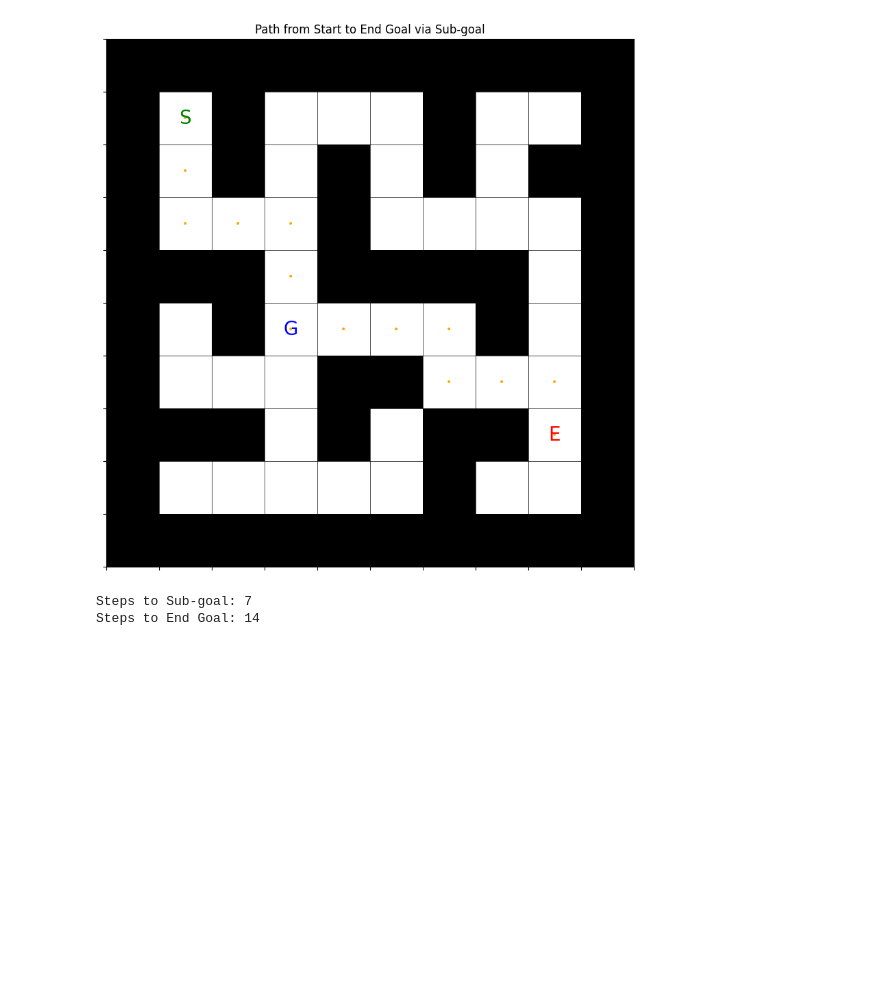
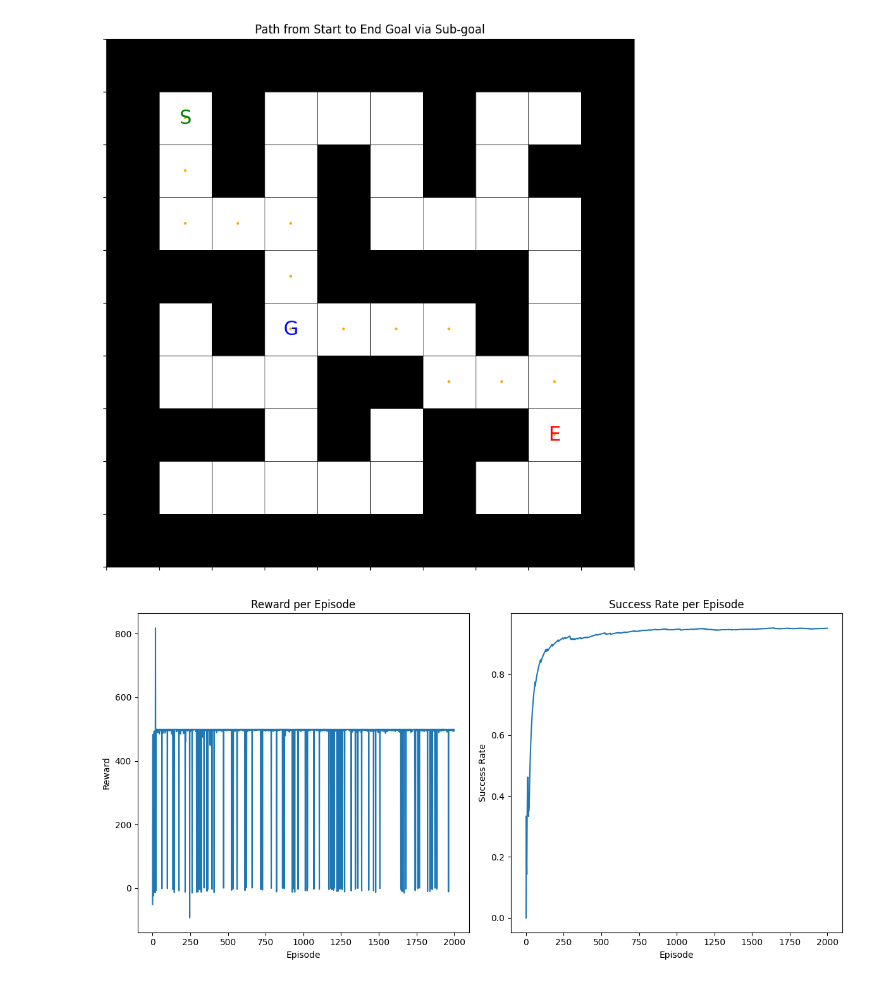
Before and after one commit to tuanady/Maze-Solving-Problem-With-Reinforcement-Learning, a Jupyter notebook: RL_Maze_Q.ipynb, the cells around one changed output. Saved outputs shown, nothing was run; the diff lists cells and outputs as text; code cells hidden in the pictures; blank space fills up the shorter version.

```diff
--- a/RL_Maze_Q.ipynb
+++ b/RL_Maze_Q.ipynb
@@ -26,7 +26,6 @@ end_goal_position = (7, 8)    # E (Red)
 # Define actions the agent can take: Up, Down, Left, Right
 actions = [(-1, 0), (1, 0), (0, -1), (0, 1)]
 # %%
-
 # Parameters for Q-learning
 gamma = 0.8  # Discount factor
 alpha = 0.1  # Learning rate
@@ -40,7 +39,7 @@ Q = np.zeros((MAZE_SIZE, MAZE_SIZE, 2, len(actions)))
 # Reward matrix
 reward_matrix = np.full(maze.shape, -1.0)  # Negative reward for each step
 reward_matrix[sub_goal_position] = 10.0    # Reward for reaching sub-goal
-reward_matrix[end_goal_position] = 500.0    # Reward for reaching end goal
+reward_matrix[end_goal_position] = 500.0   # Reward for reaching end goal
 
 # Variables to track evaluation metrics
 success_count = 0
@@ -48,6 +47,12 @@ total_rewards = 0
 total_steps_to_sub_goal = 0
 total_steps_to_end_goal = 0
 successful_episodes = 0
+learning_rates = []
+convergence_episodes = []
+
+# Arrays to track learning curve
+rewards_per_episode = []
+success_rate_per_episode = []
 
 # Function to choose the next action using epsilon-greedy policy
 def epsilon_greedy(state):
@@ -99,6 +104,7 @@ def q_learning():
                             success_count += 1  # Count success
                             successful_episodes += 1
                             total_steps_to_end_goal += steps_taken + 1  # Include this step
+                            convergence_episodes.append(episode)  # Track convergence episode
                             break
                         else:
                             reward = -100.0  # Penalty for trying to reach end goal before sub-goal
@@ -108,6 +114,7 @@ def q_learning():
                 td_target = reward + gamma * Q[next_x, next_y, int(subgoal_reached), best_next_action]
                 td_delta = td_target - Q[state[0], state[1], int(subgoal_reached), action_idx]
                 Q[state[0], state[1], int(subgoal_reached), action_idx] += alpha * td_delta
+                learning_rates.append(alpha * td_delta)  # Track the learning rate applied
 
                 state = (next_x, next_y, subgoal_reached)  # Move to next state
                 steps_taken += 1  # Count the number of steps
@@ -120,6 +127,8 @@ def q_learning():
                 Q[state[0], state[1], int(subgoal_reached), action_idx] += alpha * (-100 + gamma * 0 - Q[state[0], state[1], int(subgoal_reached), action_idx])
 
         total_rewards += episode_reward
+        rewards_per_episode.append(episode_reward)
+        success_rate_per_episode.append(success_count / (episode + 1))  # Update success rate dynamically
         if (episode + 1) % 100 == 0:
             print(f'Episode {episode + 1}/{episodes} completed.')
 
@@ -219,10 +234,24 @@ steps_to_sub_goal = full_path.index(sub_goal_position) + 1 if sub_goal_position
 steps_to_end_goal = len(full_path)
 # %% [output]
 [figure]
-# %%
-
-print(f"Steps to Sub-goal: {steps_to_sub_goal}")
-print(f"Steps to End Goal: {steps_to_end_goal}")
-# %% [output]
-Steps to Sub-goal: 7
-Steps to End Goal: 14
+# %%
+
+# Visualize learning curve: Reward per episode and success rate
+plt.figure(figsize=(12, 6))
+
+plt.subplot(1, 2, 1)
+plt.plot(rewards_per_episode)
+plt.title('Reward per Episode')
+plt.xlabel('Episode')
+plt.ylabel('Reward')
+
+plt.subplot(1, 2, 2)
+plt.plot(success_rate_per_episode)
+plt.title('Success Rate per Episode')
+plt.xlabel('Episode')
+plt.ylabel('Success Rate')
+
+plt.tight_layout()
+plt.show()
+# %% [output]
+[figure, added]
```
Also changed, not shown: parts of 1 cell of this notebook.
